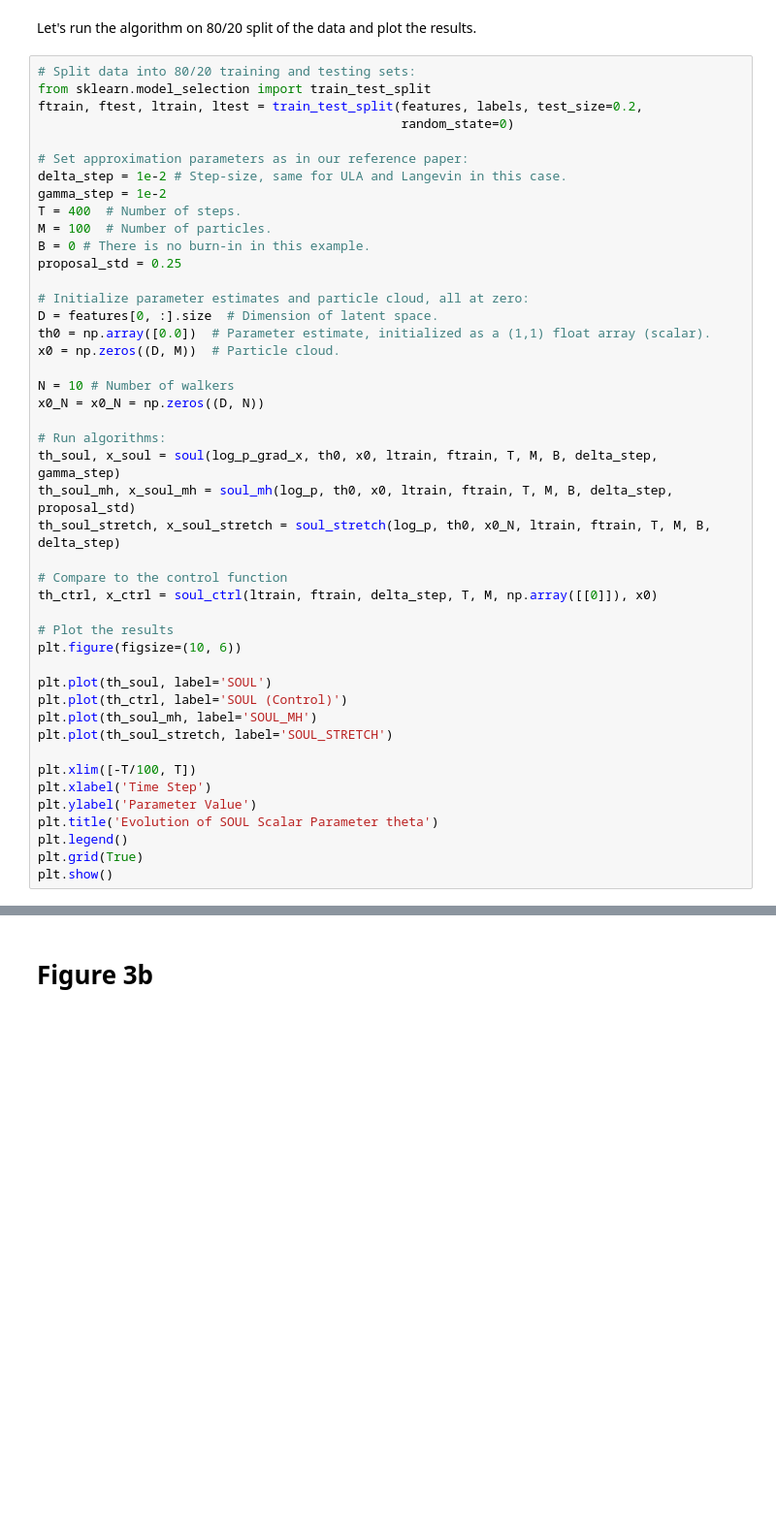
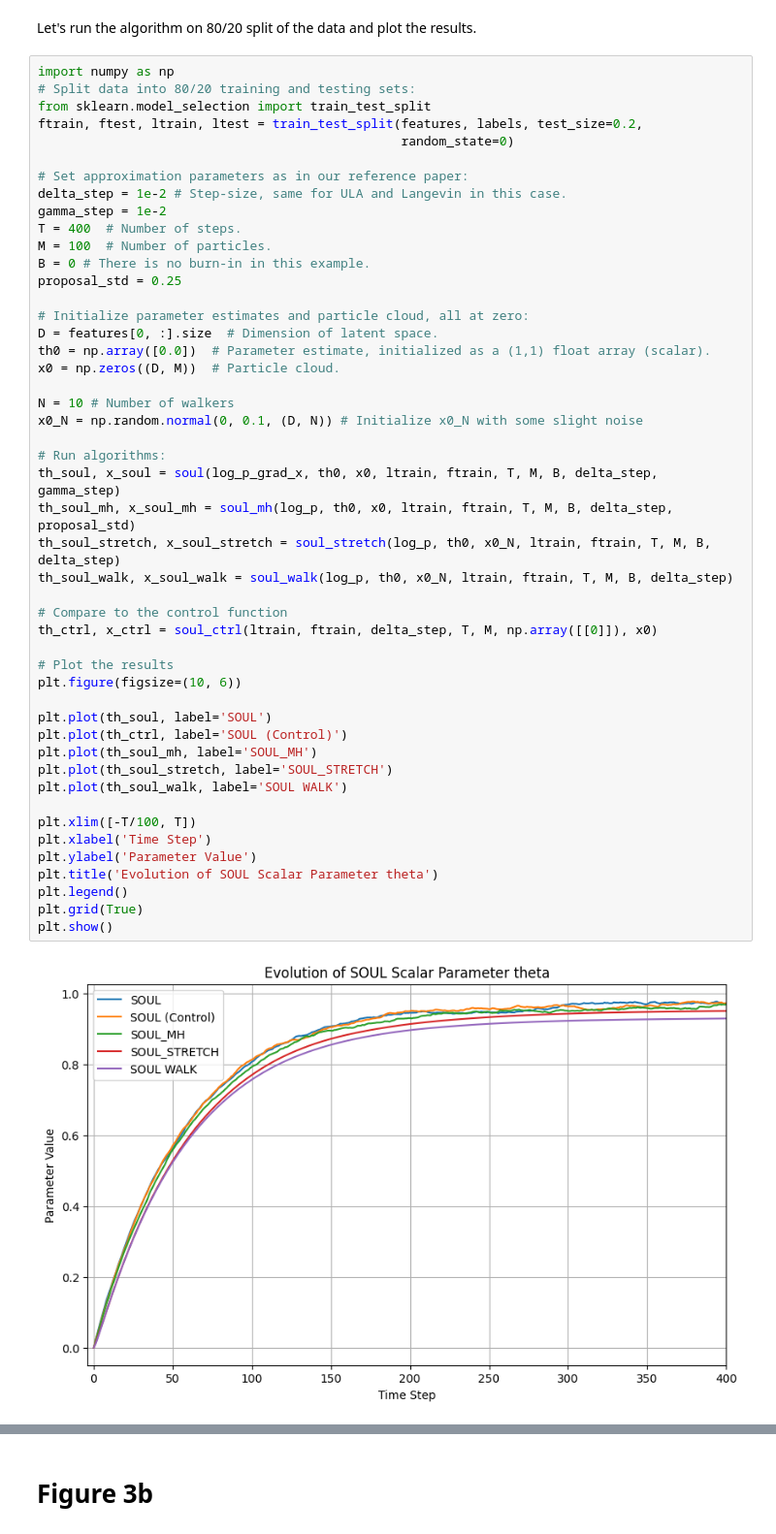
Before and after one commit to Laurasgrv-colab/PRe, a Jupyter notebook: CaseStudy3_bayesian_logistic_regression_SOUL.ipynb, the cells around one changed output, grey strips where cells are left out. Shown at 97% size. Saved outputs shown, nothing was run; the diff lists cells and outputs as text; blank space fills up the shorter version.

Commit message:
working PAIES with stretch and walk moves + curve and data

```diff
--- a/CaseStudy3_bayesian_logistic_regression_SOUL.ipynb
+++ b/CaseStudy3_bayesian_logistic_regression_SOUL.ipynb
@@ -278,6 +362,7 @@ def soul_stretch(log_p, th0, x0_N, y_l, y_f, T, M, B, delta_step, a=2.0):
 # %% [markdown]
 Let's run the algorithm on 80/20 split of the data and plot the results.
 # %%
+import numpy as np
 # Split data into 80/20 training and testing sets:
 from sklearn.model_selection import train_test_split
 ftrain, ftest, ltrain, ltest = train_test_split(features, labels, test_size=0.2,
@@ -294,31 +379,35 @@ proposal_std = 0.25
 # Initialize parameter estimates and particle cloud, all at zero:
 D = features[0, :].size  # Dimension of latent space.
 th0 = np.array([0.0])  # Parameter estimate, initialized as a (1,1) float array (scalar).
 x0 = np.zeros((D, M))  # Particle cloud.
 
 N = 10 # Number of walkers
-x0_N = x0_N = np.zeros((D, N))
+x0_N = np.random.normal(0, 0.1, (D, N)) # Initialize x0_N with some slight noise
 
 # Run algorithms:
 th_soul, x_soul = soul(log_p_grad_x, th0, x0, ltrain, ftrain, T, M, B, delta_step, gamma_step)
 th_soul_mh, x_soul_mh = soul_mh(log_p, th0, x0, ltrain, ftrain, T, M, B, delta_step, proposal_std)
 th_soul_stretch, x_soul_stretch = soul_stretch(log_p, th0, x0_N, ltrain, ftrain, T, M, B, delta_step)
+th_soul_walk, x_soul_walk = soul_walk(log_p, th0, x0_N, ltrain, ftrain, T, M, B, delta_step)
 
 # Compare to the control function
 th_ctrl, x_ctrl = soul_ctrl(ltrain, ftrain, delta_step, T, M, np.array([[0]]), x0)
 
 # Plot the results
 plt.figure(figsize=(10, 6))
 
 plt.plot(th_soul, label='SOUL')
 plt.plot(th_ctrl, label='SOUL (Control)')
 plt.plot(th_soul_mh, label='SOUL_MH')
 plt.plot(th_soul_stretch, label='SOUL_STRETCH')
+plt.plot(th_soul_walk, label='SOUL WALK')
 
 plt.xlim([-T/100, T])
 plt.xlabel('Time Step')
 plt.ylabel('Parameter Value')
 plt.title('Evolution of SOUL Scalar Parameter theta')
 plt.legend()
 plt.grid(True)
 plt.show()
+# %% [output]
+[figure, added]
```
Also changed, not shown: parts of 6 cells of this notebook.
